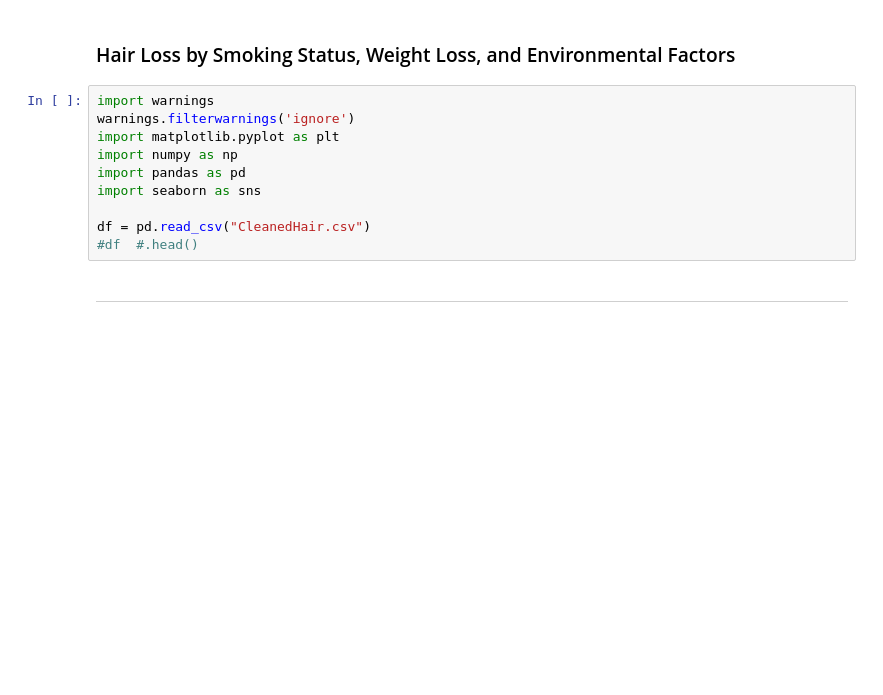
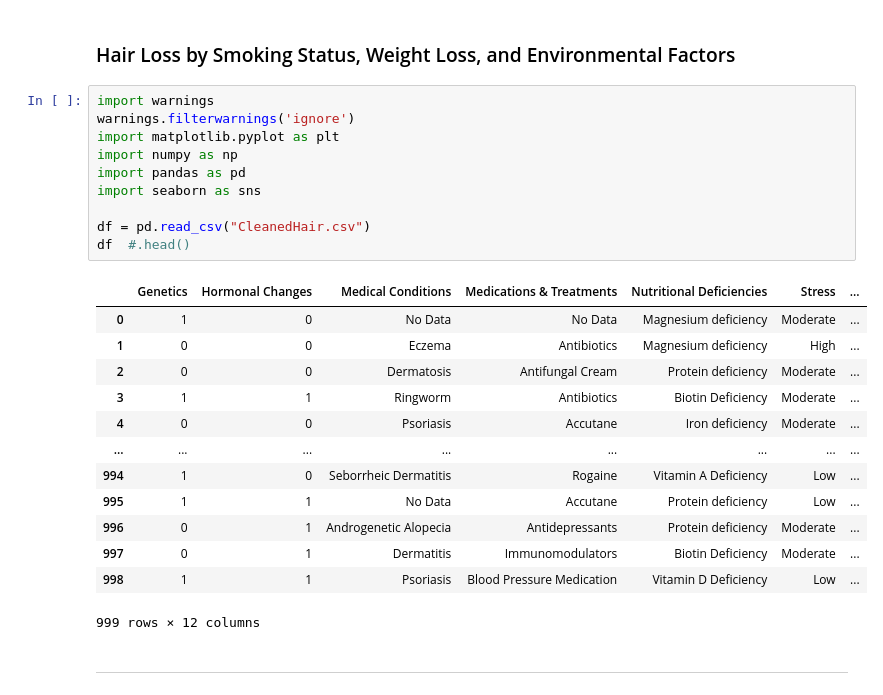
Before and after one commit to alekson-code/PredictHairFall_Final_AA, a Jupyter notebook: PredictHairFall_Final_AA.ipynb, the cells around one changed output. Saved outputs shown, nothing was run; the diff lists cells and outputs as text; blank space fills up the shorter version.

```diff
--- a/PredictHairFall_Final_AA.ipynb
+++ b/PredictHairFall_Final_AA.ipynb
@@ -3,13 +3,27 @@
 # %%
 import warnings
 warnings.filterwarnings('ignore')
 import matplotlib.pyplot as plt
 import numpy as np
 import pandas as pd
 import seaborn as sns
 
 df = pd.read_csv("CleanedHair.csv")
-#df  #.head()
+df  #.head()
+# %% [output]
+|  | Genetics | Hormonal Changes | Medical Conditions | Medications & Treatments | Nutritional Deficiencies | Stress | ... |
+| 0 | 1 | 0 | No Data | No Data | Magnesium deficiency | Moderate | ... |
+| 1 | 0 | 0 | Eczema | Antibiotics | Magnesium deficiency | High | ... |
+| 2 | 0 | 0 | Dermatosis | Antifungal Cream | Protein deficiency | Moderate | ... |
+| 3 | 1 | 1 | Ringworm | Antibiotics | Biotin Deficiency | Moderate | ... |
+| 4 | 0 | 0 | Psoriasis | Accutane | Iron deficiency | Moderate | ... |
+| ... | ... | ... | ... | ... | ... | ... | ... |
+| 994 | 1 | 0 | Seborrheic Dermatitis | Rogaine | Vitamin A Deficiency | Low | ... |
+| 995 | 1 | 1 | No Data | Accutane | Protein deficiency | Low | ... |
+| 996 | 0 | 1 | Androgenetic Alopecia | Antidepressants | Protein deficiency | Moderate | ... |
+| 997 | 0 | 1 | Dermatitis | Immunomodulators | Biotin Deficiency | Moderate | ... |
+| 998 | 1 | 1 | Psoriasis | Blood Pressure Medication | Vitamin D Deficiency | Low | ... |
+999 rows × 12 columns
 # %% [markdown]
 ---
 # %% [markdown]
```
Also changed, not shown: parts of 3 cells of this notebook.
